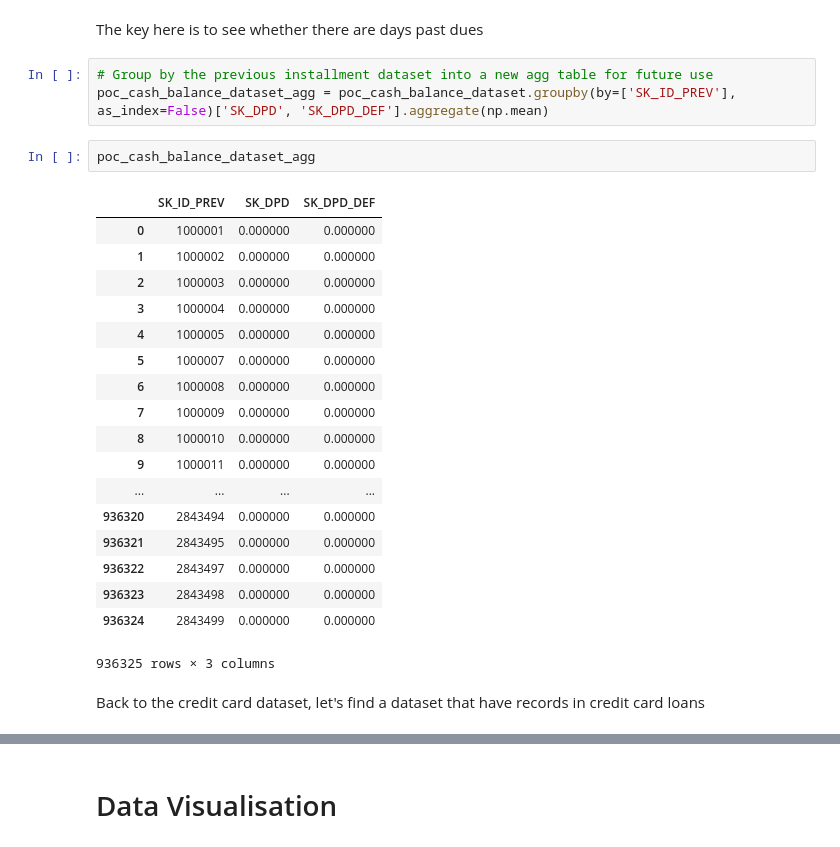
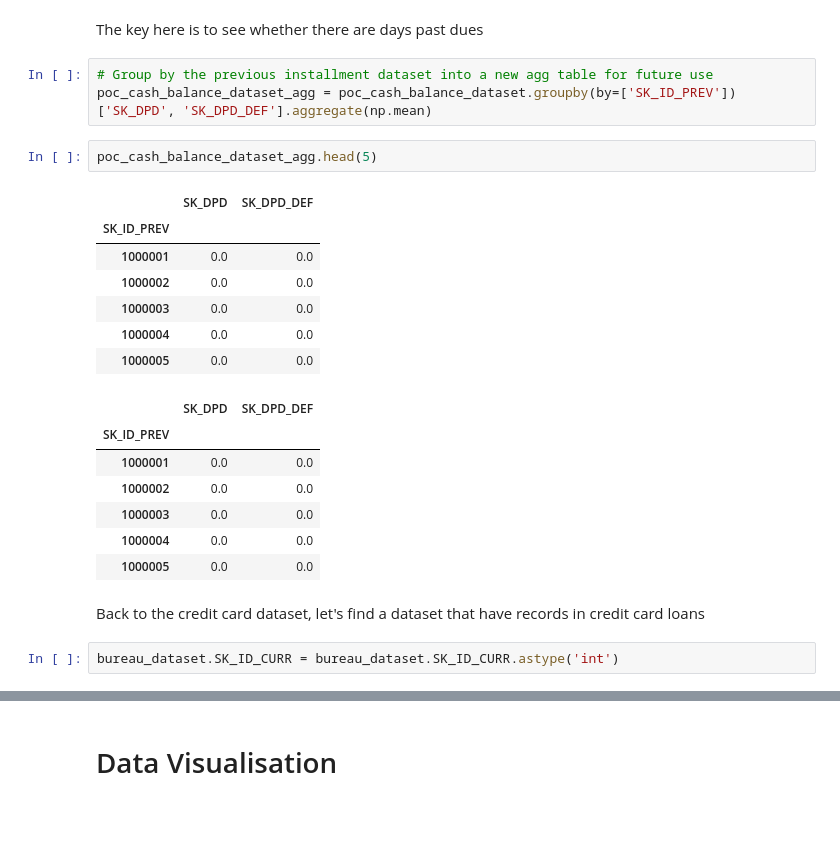
Before and after one commit to RLWH/Kaggle, a Jupyter notebook: Home Credit Group/Exploration.ipynb, the cells around one changed output, grey strips where cells are left out. Drawn from its saved outputs; the diff is of its cells as text; blank space fills up the shorter version.

```diff
--- a/Home Credit Group/Exploration.ipynb
+++ b/Home Credit Group/Exploration.ipynb
@@ -744,27 +843,25 @@ poc_cash_balance_dataset[poc_cash_balance_dataset['SK_ID_PREV'] == 1038818].sort
 The key here is to see whether there are days past dues
 # %%
 # Group by the previous installment dataset into a new agg table for future use
-poc_cash_balance_dataset_agg = poc_cash_balance_dataset.groupby(by=['SK_ID_PREV'], as_index=False)['SK_DPD', 'SK_DPD_DEF'].aggregate(np.mean)
+poc_cash_balance_dataset_agg = poc_cash_balance_dataset.groupby(by=['SK_ID_PREV'])['SK_DPD', 'SK_DPD_DEF'].aggregate(np.mean)
 # %%
-poc_cash_balance_dataset_agg
+poc_cash_balance_dataset_agg.head(5)
 # %% [output]
-|  | SK_ID_PREV | SK_DPD | SK_DPD_DEF |
-| 0 | 1000001 | 0.000000 | 0.000000 |
-| 1 | 1000002 | 0.000000 | 0.000000 |
-| 2 | 1000003 | 0.000000 | 0.000000 |
-| 3 | 1000004 | 0.000000 | 0.000000 |
-| 4 | 1000005 | 0.000000 | 0.000000 |
-| 5 | 1000007 | 0.000000 | 0.000000 |
-| 6 | 1000008 | 0.000000 | 0.000000 |
-| 7 | 1000009 | 0.000000 | 0.000000 |
-| 8 | 1000010 | 0.000000 | 0.000000 |
-| 9 | 1000011 | 0.000000 | 0.000000 |
-| ... | ... | ... | ... |
-| 936320 | 2843494 | 0.000000 | 0.000000 |
-| 936321 | 2843495 | 0.000000 | 0.000000 |
-| 936322 | 2843497 | 0.000000 | 0.000000 |
-| 936323 | 2843498 | 0.000000 | 0.000000 |
-| 936324 | 2843499 | 0.000000 | 0.000000 |
+|  | SK_DPD | SK_DPD_DEF |
+| SK_ID_PREV |  |  |
+| 1000001 | 0.0 | 0.0 |
+| 1000002 | 0.0 | 0.0 |
+| 1000003 | 0.0 | 0.0 |
+| 1000004 | 0.0 | 0.0 |
+| 1000005 | 0.0 | 0.0 |
-936325 rows × 3 columns
+|  | SK_DPD | SK_DPD_DEF |
+| SK_ID_PREV |  |  |
+| 1000001 | 0.0 | 0.0 |
+| 1000002 | 0.0 | 0.0 |
+| 1000003 | 0.0 | 0.0 |
+| 1000004 | 0.0 | 0.0 |
+| 1000005 | 0.0 | 0.0 |
 # %% [markdown]
 Back to the credit card dataset, let's find a dataset that have records in credit card loans
+# %%
+bureau_dataset.SK_ID_CURR = bureau_dataset.SK_ID_CURR.astype('int')
```
Also changed, not shown: parts of 115 cells of this notebook, 2 other files.
